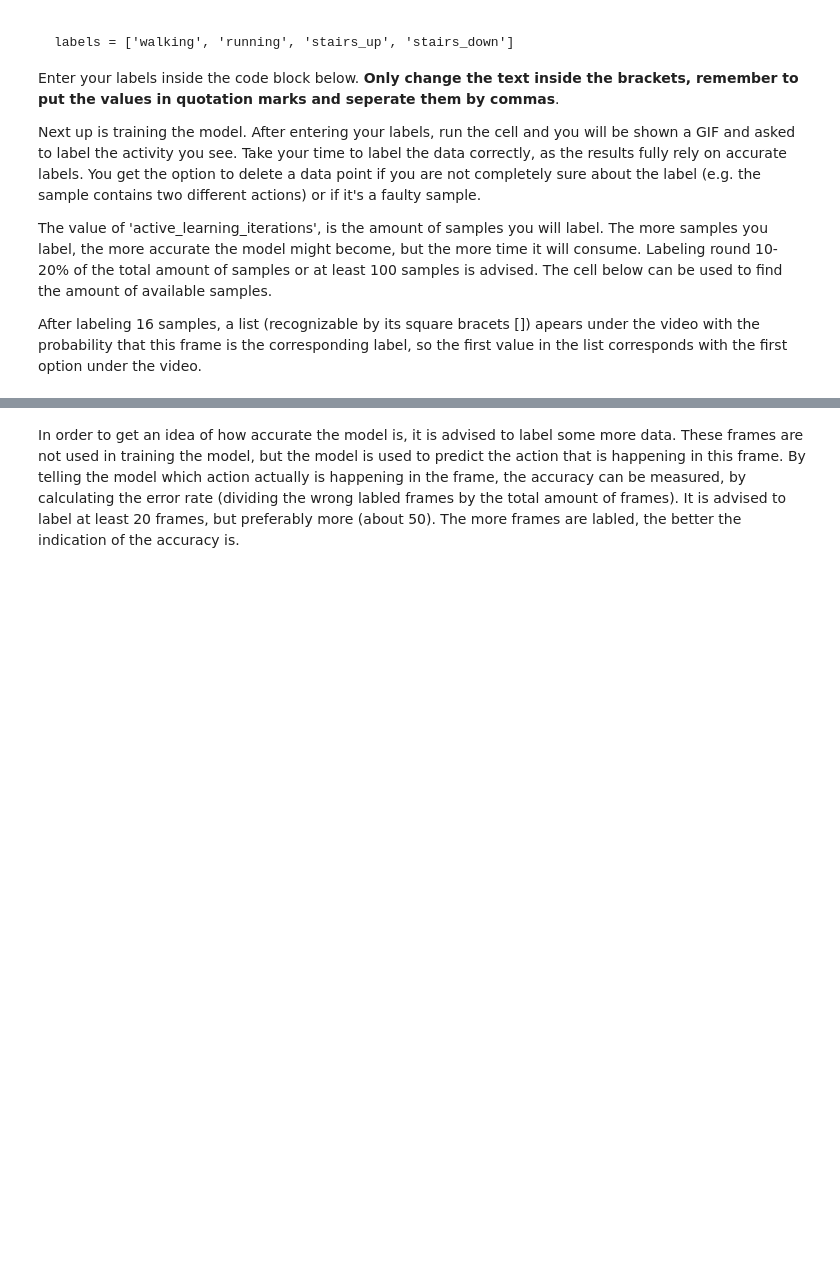
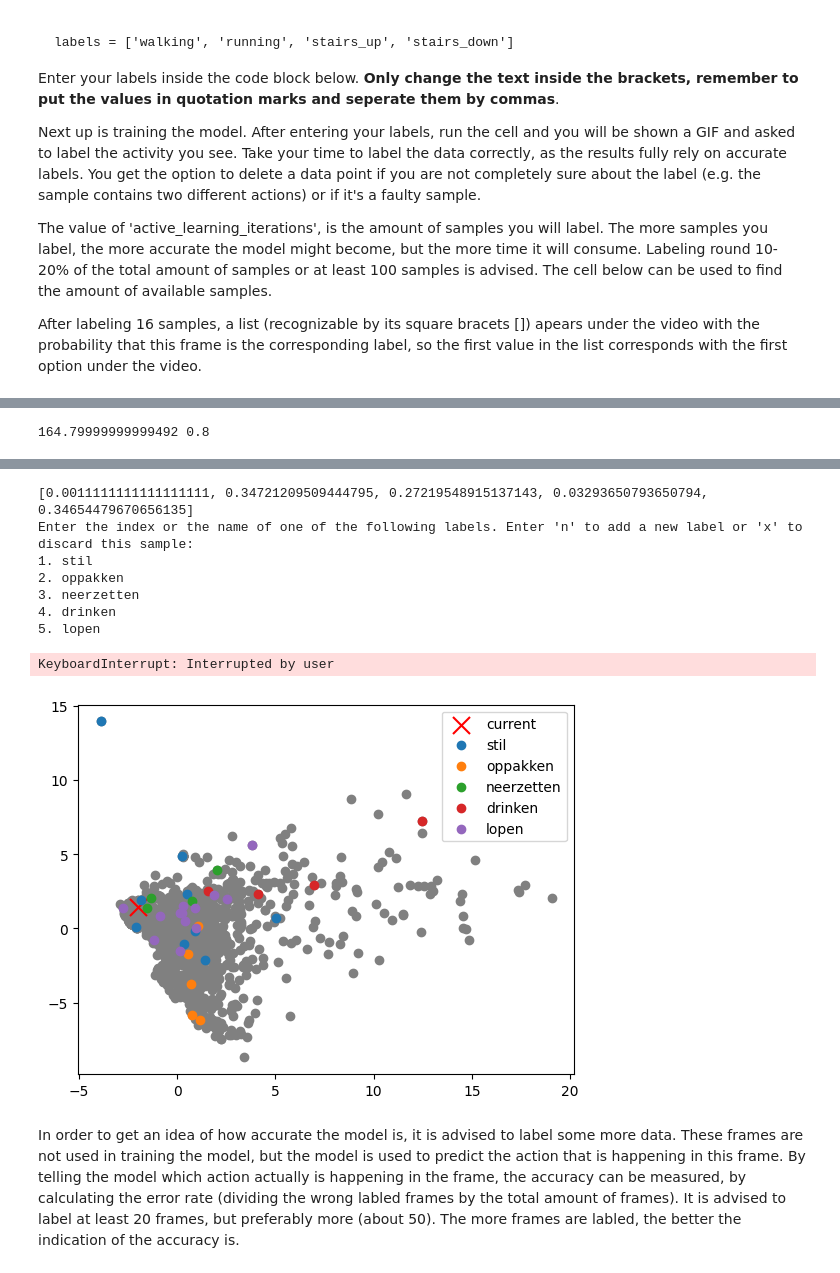
Before and after one commit to iantmn/Capstone-AI-IoT, a Jupyter notebook: Notebook.ipynb, the cells around one changed output, grey strips where cells are left out. Saved outputs shown, nothing was run; the diff lists cells and outputs as text; code cells hidden in the pictures; blank space fills up the shorter version.

```diff
--- a/Notebook.ipynb
+++ b/Notebook.ipynb
@@ -90,8 +96,10 @@ print(amount_of_samples(f'Preprocessed-data/{Activity}/processed_data_files.txt'
 # %%
 labels = ['stil', 'oppakken', 'neerzetten', 'drinken', 'lopen']
-active_learning_iterations = 100
+active_learning_iterations = 20
 # %%
 AL = ActiveLearning(fr'Preprocessed-data/{Activity}/features_{Activity}_scaled.csv', Activity, labels, frame_size)
-labels = AL.training(active_learning_iterations, random_points=2)
+labels = AL.training(active_learning_iterations)
 AL.plotting()
 AL.write_to_file()
+# %% [output]
+164.79999999999492 0.8
@@ -98,3 +107,12 @@ AL.write_to_file()
+[0.0011111111111111111, 0.34721209509444795, 0.27219548915137143, 0.03293650793650794, 0.34654479670656135]
+Enter the index or the name of one of the following labels. Enter 'n' to add a new label or 'x' to discard this sample:
+1. stil
+2. oppakken
+3. neerzetten
+4. drinken
+5. lopen
+KeyboardInterrupt: Interrupted by user
+[figure, added]
 # %% [markdown]
 In order to get an idea of how accurate the model is, it is advised to label some more data. These frames are not used in training the model, but the model is used to predict the action that is happening in this frame. By telling the model which action actually is happening in the frame, the accuracy can be measured, by calculating the error rate (dividing the wrong labled frames by the total amount of frames). It is advised to label at least 20 frames, but preferably more (about 50). The more frames are labled, the better the indication of the accuracy is.
 # %%
```
Also changed, not shown: parts of 5 cells of this notebook, 8 other files.
